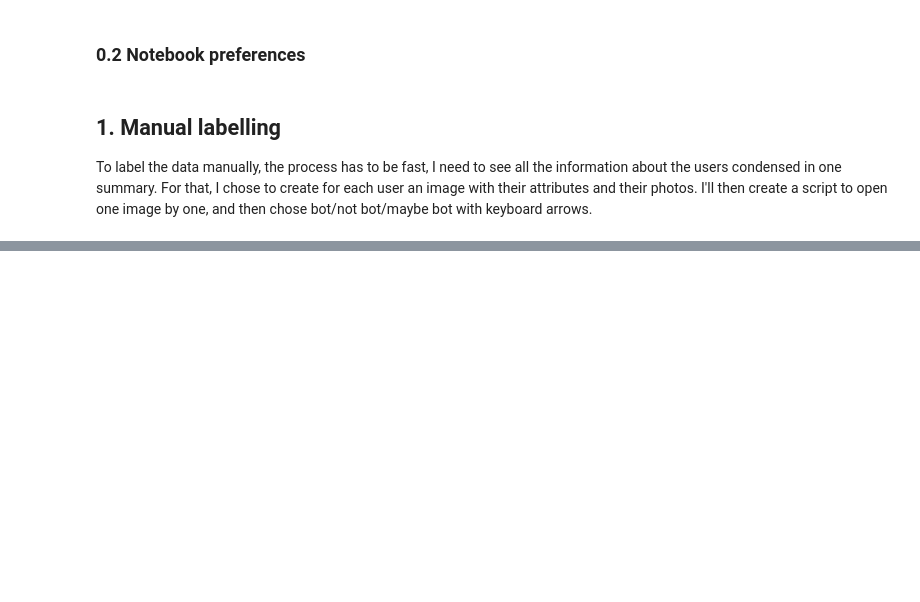
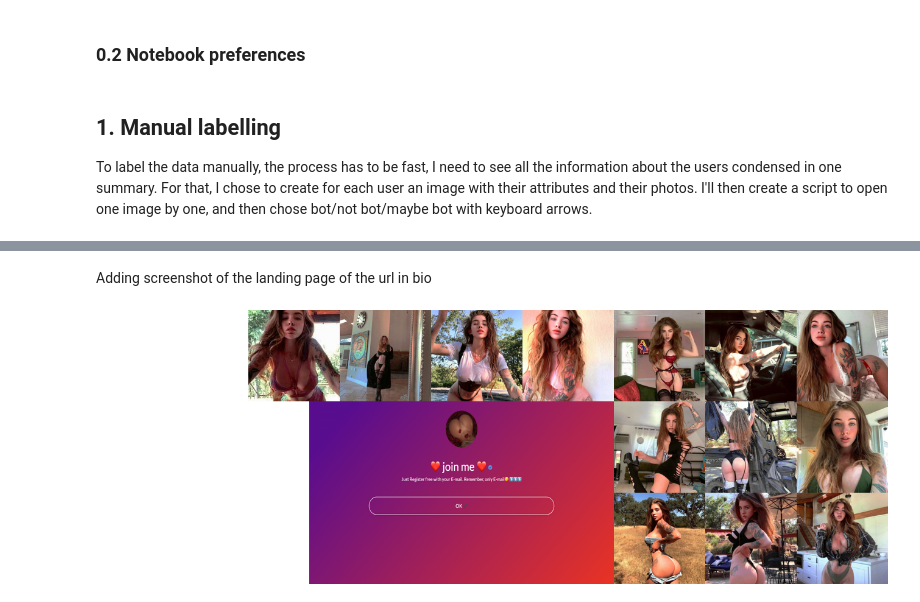
Before and after one commit to marclelamy/instagram_bot_classification, a Jupyter notebook: 3_data_labelling.ipynb, the cells around one changed output, grey strips where cells are left out. Saved outputs shown, nothing was run; the diff lists cells and outputs as text; code cells hidden in the pictures; blank space fills up the shorter version.

```diff
--- a/3_data_labelling.ipynb
+++ b/3_data_labelling.ipynb
@@ -158,0 +175,14 @@ generate_card(username)
+# %% [markdown]
+Adding screenshot of the landing page of the url in bio
+# %%
+# Open screenshot, resize it, add it to global_image
+path = f"data/photos/bio_url_screenshot/{username}_website_photo.png"
+try:
+    screenshot = Image.open(path)
+    global_image.paste(screenshot.resize((500, 300)), (350, 150))
+except (UnidentifiedImageError, FileNotFoundError):
+    pass
+
+global_image
+# %% [output]
+[figure, added]
```
Also changed, not shown: parts of 15 cells of this notebook, 2 other files.
